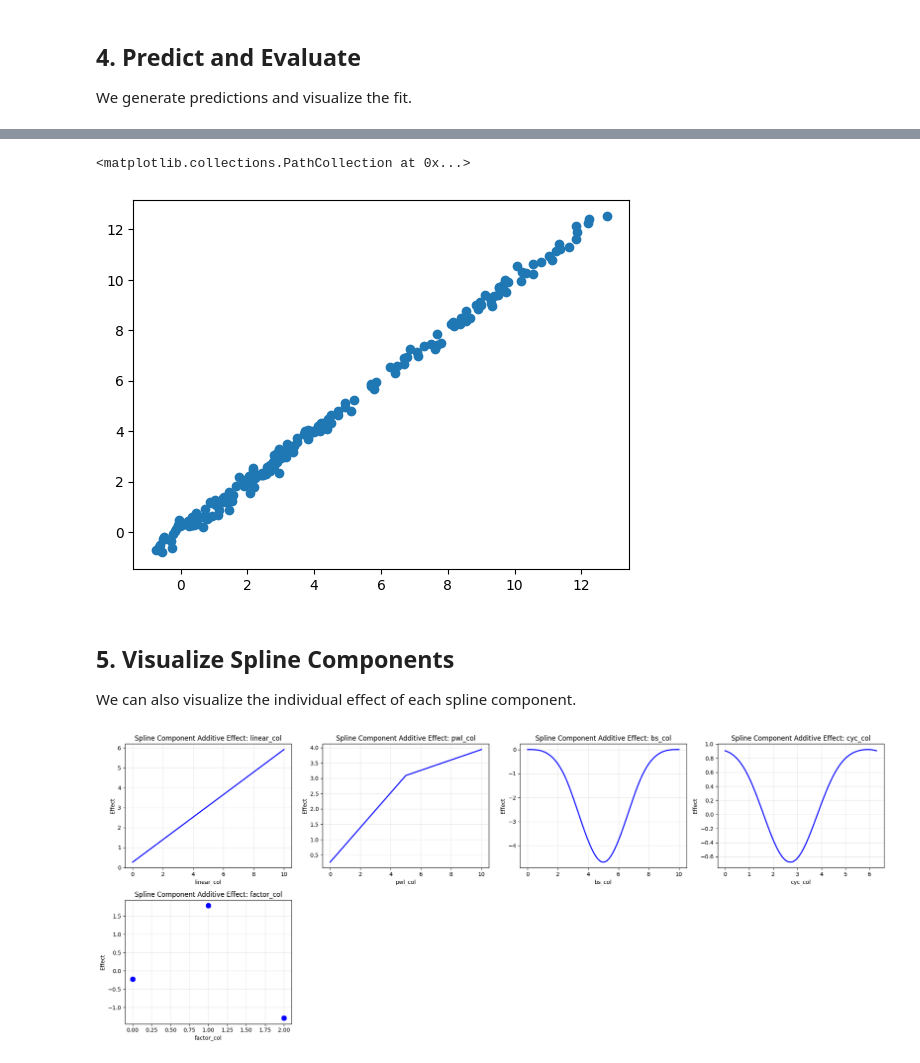
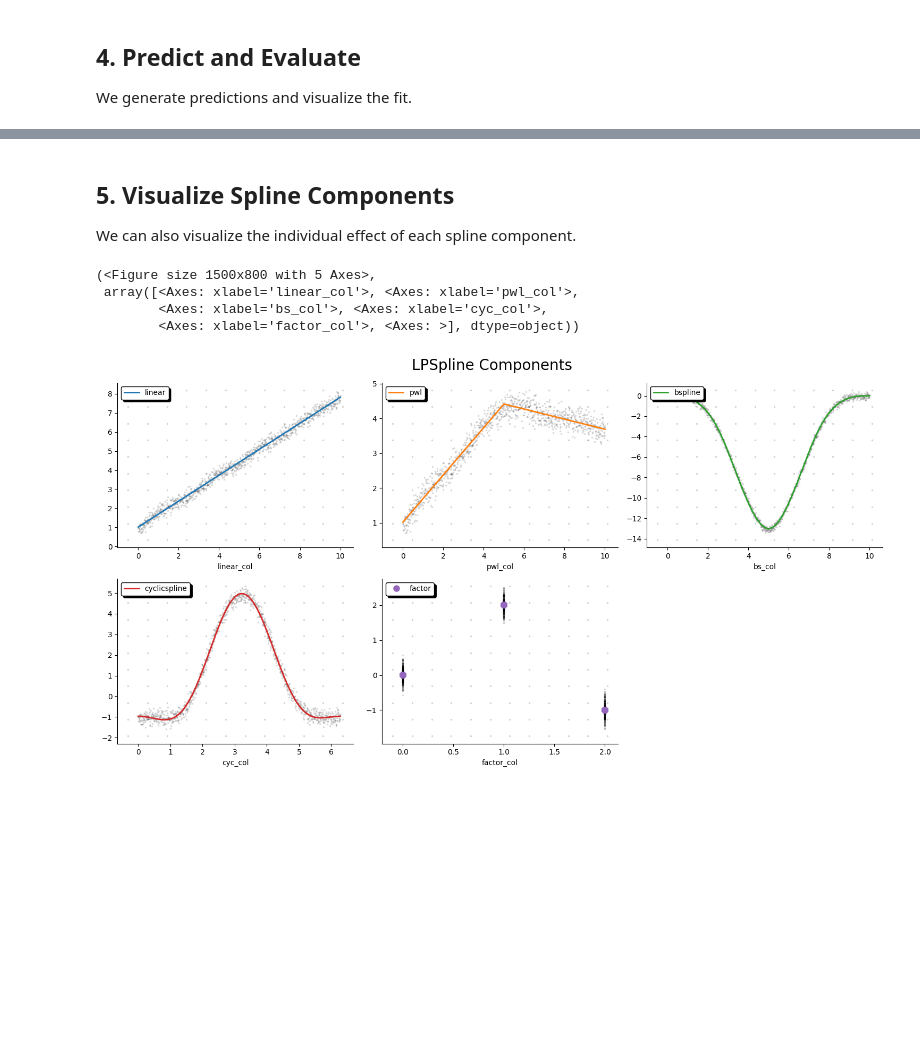
Before and after one commit to clarkmaio/lpspline, a Jupyter notebook: notebook/demo.ipynb, the cells around one changed output, grey strips where cells are left out. Drawn from its saved outputs; the diff is of its cells as text; code cells hidden in the pictures; blank space fills up the shorter version.

```diff
--- a/notebook/demo.ipynb
+++ b/notebook/demo.ipynb
@@ -120,51 +121,12 @@ Mean Squared Error: 0.0416
-# %%
-plt.scatter(df['target'], predictions)
-# %% [output]
-<matplotlib.collections.PathCollection at 0x...>
-[figure, removed]
 # %% [markdown]
 ## 5. Visualize Spline Components
 
 We can also visualize the individual effect of each spline component.
-# %%
-components = model.predict(df, return_components=True)
-
-n_splines = len(model.splines)
-n_cols = 4
-n_rows = int(np.ceil(n_splines / n_cols))
-
-fig, axes = plt.subplots(n_rows, n_cols, figsize=(5 * n_cols, 4 * n_rows))
-
-# In case subplots returns a single Axes object (e.g. n_rows=1, n_cols=1),
-# or a 1D array (e.g. n_rows=1, n_cols=4). We can safely use np.atleast_1d and flatten.
-if isinstance(axes, plt.Axes):
-    axes = np.array([axes])
-axes = axes.flatten()
-
-for i, spline in enumerate(model.splines):
-    feature = spline.term
-    x_vals = df[feature].to_numpy()
-    comp_vals = components[:, i]
-
-    # Sort for plotting lines nicely
-    idx = np.argsort(x_vals)
-
-    # If categorical, scatter plot might be better, but plot with markers works
-    if len(np.unique(x_vals)) < 10:
-        axes[i].plot(x_vals[idx], comp_vals[idx], 'bo', markersize=8)
-    else:
-        axes[i].plot(x_vals[idx], comp_vals[idx], 'b-', linewidth=2)
-
-    axes[i].set_title(f"Spline Component Additive Effect: {feature}")
-    axes[i].set_xlabel(feature)
-    axes[i].set_ylabel("Effect")
-    axes[i].grid(True, alpha=0.3)
-
-# Hide any unused subplots
-for j in range(n_splines, len(axes)):
-    fig.delaxes(axes[j])
-
-plt.tight_layout()
-plt.show()
-# %% [output]
-[figure, removed]
+# %%
+plot_components(model=model, X=df, ncols=3, y=y)
+# %% [output]
+(<Figure size 1500x800 with 5 Axes>,
+ array([<Axes: xlabel='linear_col'>, <Axes: xlabel='pwl_col'>,
+        <Axes: xlabel='bs_col'>, <Axes: xlabel='cyc_col'>,
+        <Axes: xlabel='factor_col'>, <Axes: >], dtype=object))
+[figure, added]
```
Also changed, not shown: parts of 3 cells of this notebook, 2 other files.
